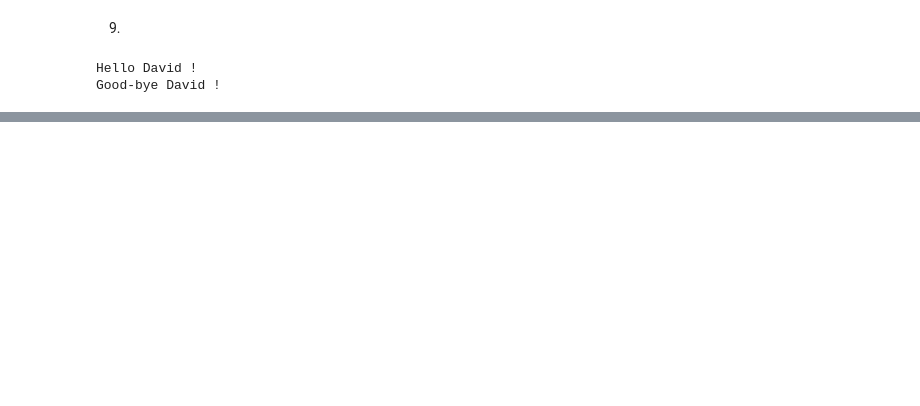
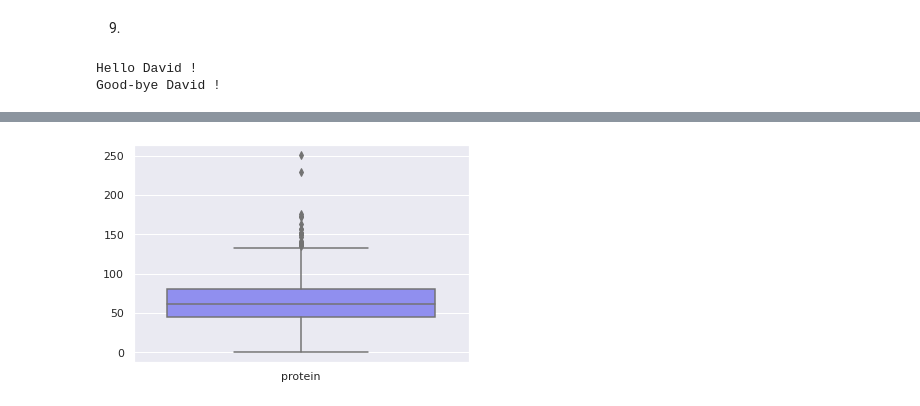
Before and after one commit to yk-Jeong/KNOU, a Jupyter notebook: 2022_2_파이썬과R_출석수업과제물.ipynb, the cells around one changed output, grey strips where cells are left out. Cells and saved outputs as stored; diff of their text form; code cells hidden in the pictures; blank space fills up the shorter version.

```diff
--- a/2022_2_파이썬과R_출석수업과제물.ipynb
+++ b/2022_2_파이썬과R_출석수업과제물.ipynb
@@ -88,0 +191,5 @@ Good-bye David !
+# %%
+sns.boxplot(data=df[['protein']], palette='cool')
+plt.show()
+# %% [output]
+[figure, added]
```
Also changed, not shown: parts of 23 cells of this notebook.
